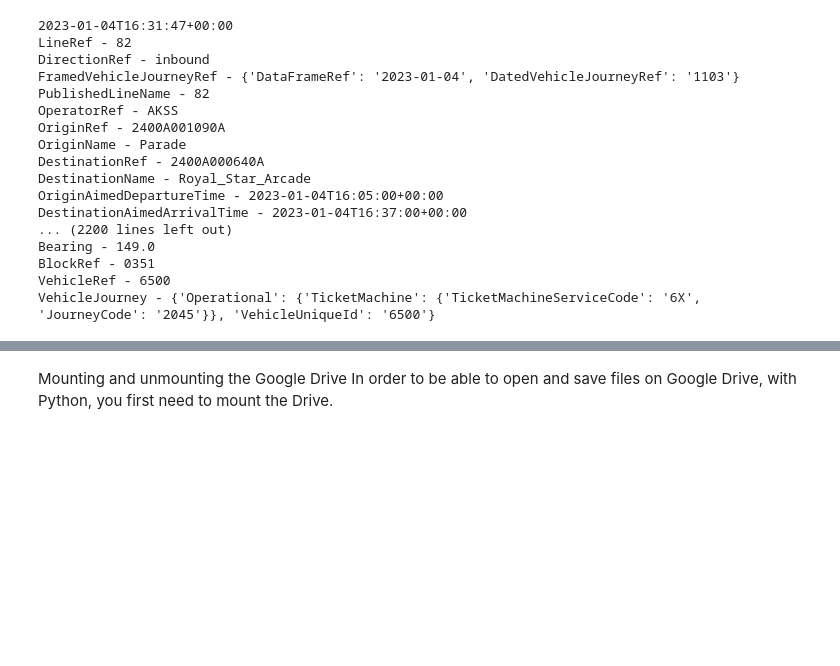
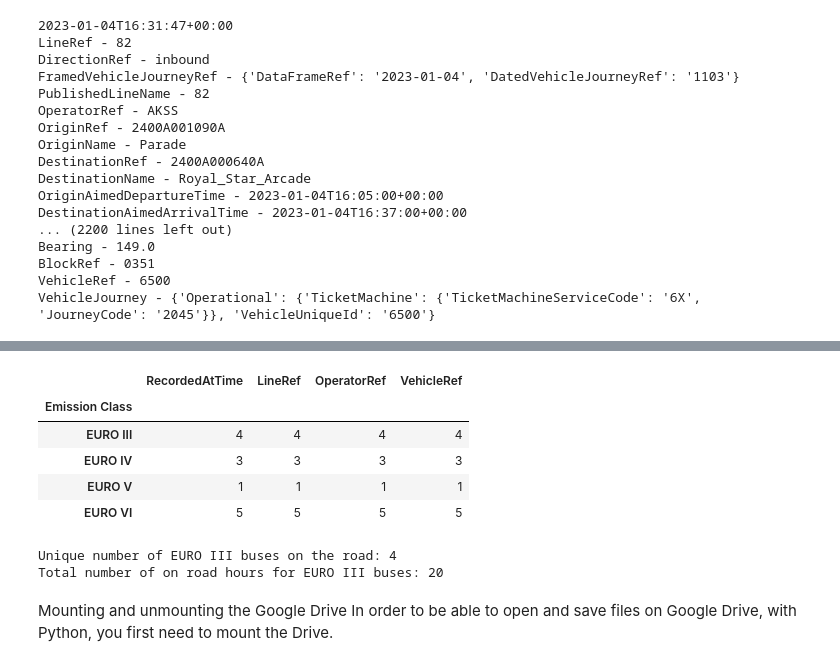
Before and after one commit to JyotiKuber/CodeDivisionProject, a Jupyter notebook: Bus_Data_Project.ipynb, the cells around one changed output, grey strips where cells are left out. Cells and saved outputs as stored; diff of their text form; code cells hidden in the pictures; blank space fills up the shorter version.

```diff
--- a/Bus_Data_Project.ipynb
+++ b/Bus_Data_Project.ipynb
@@ -137,3 +204,21 @@ print(vehicle_df)
+# %%
+emission_copy = actual.groupby(['Emission Class']).count()
+display(emission_copy)
+euro_3_df = actual[actual['Emission Class'] == 'EURO III']
+print("Unique number of EURO III buses on the road:",len(euro_3_df['VehicleRef'].unique()))
+# Calculate EURO III vehicles in 5 minutes time
+euro_3_vehicles = emission_copy['VehicleRef']['EURO III']
+euro_3_vehicles_5minutes = euro_3_vehicles * 5
+print("Total number of on road hours for EURO III buses:",euro_3_vehicles_5minutes) # shows number of EURO III vehicles run on the road in 5 minutes
+# %% [output]
+|  | RecordedAtTime | LineRef | OperatorRef | VehicleRef |
+| Emission Class |  |  |  |  |
+| EURO III | 4 | 4 | 4 | 4 |
+| EURO IV | 3 | 3 | 3 | 3 |
+| EURO V | 1 | 1 | 1 | 1 |
+| EURO VI | 5 | 5 | 5 | 5 |
+Unique number of EURO III buses on the road: 4
+Total number of on road hours for EURO III buses: 20
 # %% [markdown]
 Mounting and unmounting the Google Drive
 In order to be able to open and save files on Google Drive, with Python, you first need to mount the Drive.
```
Also changed, not shown: parts of 19 cells of this notebook.
